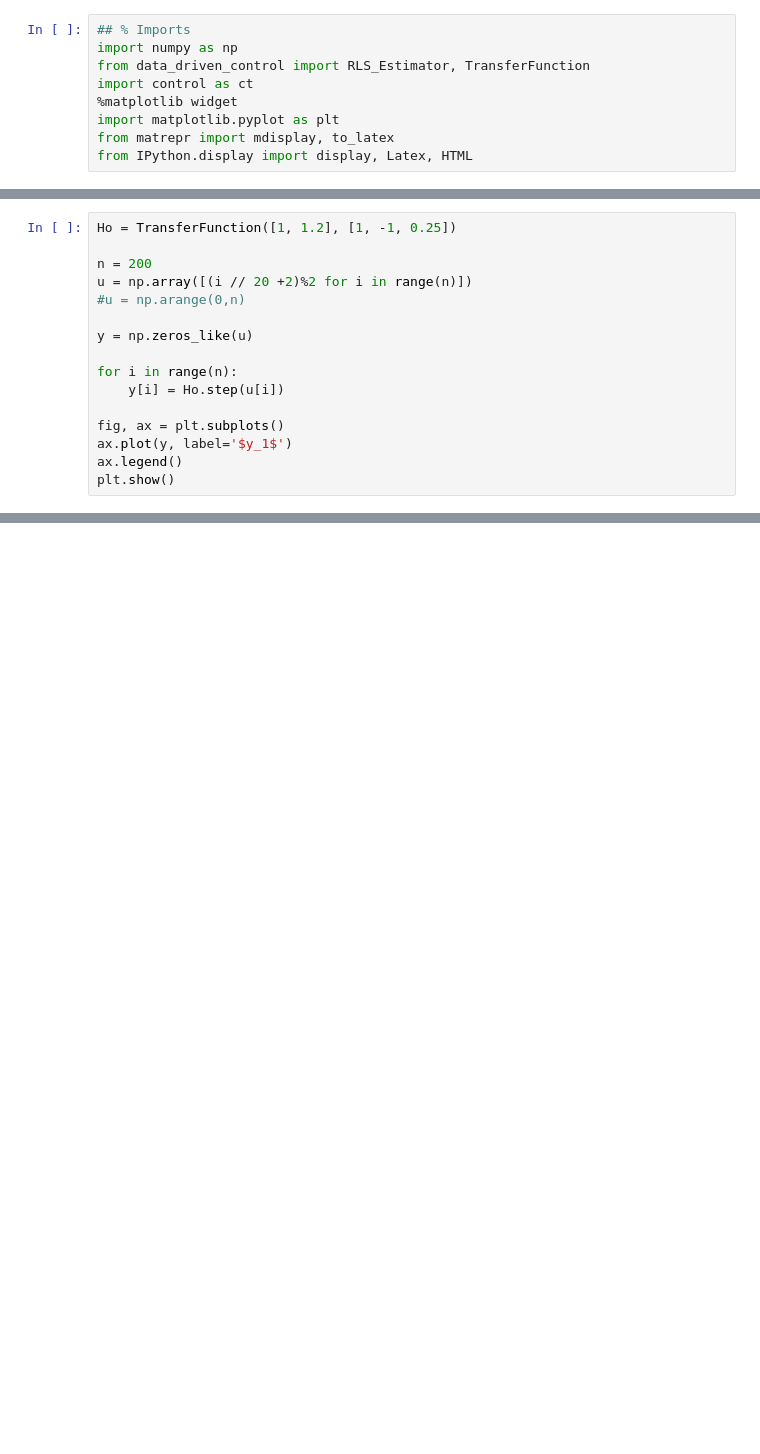
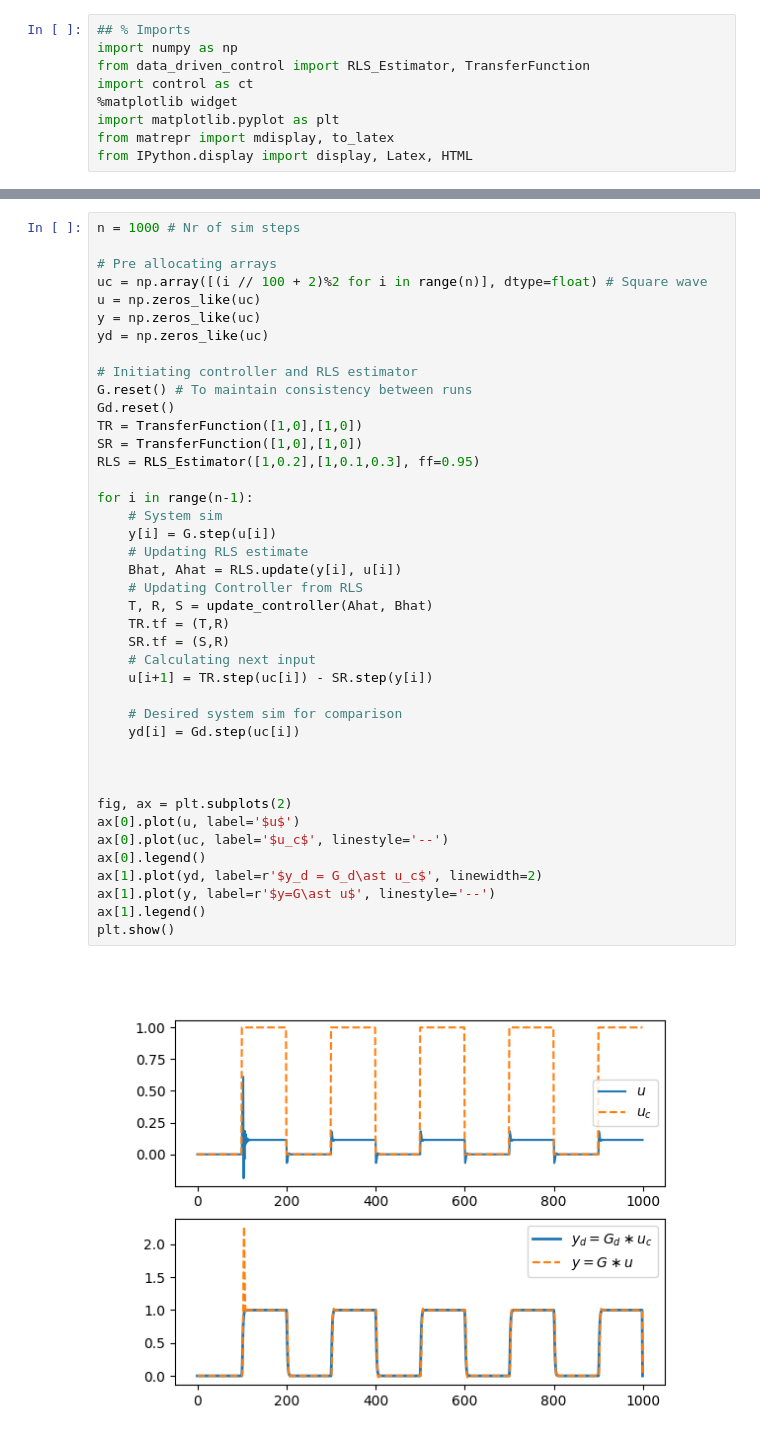
Before and after one commit to villekjellqvist/Data-Driven-Control, a Jupyter notebook: Self-Tuning.ipynb, the cells around one changed output, grey strips where cells are left out. Drawn from its saved outputs; the diff is of its cells as text; blank space fills up the shorter version.

```diff
--- a/Self-Tuning.ipynb
+++ b/Self-Tuning.ipynb
@@ -27,16 +11,0 @@ $G_c(z) =$ $\frac{0.2642 z + 0.1353}{z^2 - 0.7358 z + 0.1353}$
-# %%
-Ho = TransferFunction([1, 1.2], [1, -1, 0.25])
-
-n = 200
-u = np.array([(i // 20 +2)%2 for i in range(n)])
-#u = np.arange(0,n)
-
-y = np.zeros_like(u)
-
-for i in range(n):
-    y[i] = Ho.step(u[i])
-
-fig, ax = plt.subplots()
-ax.plot(y, label='$y_1$')
-ax.legend()
-plt.show()
@@ -44,0 +74,43 @@ plt.show()
+# %%
+n = 1000 # Nr of sim steps
+
+# Pre allocating arrays
+uc = np.array([(i // 100 + 2)%2 for i in range(n)], dtype=float) # Square wave
+u = np.zeros_like(uc)
+y = np.zeros_like(uc)
+yd = np.zeros_like(uc)
+
+# Initiating controller and RLS estimator
+G.reset() # To maintain consistency between runs
+Gd.reset()
+TR = TransferFunction([1,0],[1,0])
+SR = TransferFunction([1,0],[1,0])
+RLS = RLS_Estimator([1,0.2],[1,0.1,0.3], ff=0.95)
+
+for i in range(n-1):
+    # System sim
+    y[i] = G.step(u[i])
+    # Updating RLS estimate
+    Bhat, Ahat = RLS.update(y[i], u[i])
+    # Updating Controller from RLS
+    T, R, S = update_controller(Ahat, Bhat)
+    TR.tf = (T,R)
+    SR.tf = (S,R)
+    # Calculating next input
+    u[i+1] = TR.step(uc[i]) - SR.step(y[i])
+
+    # Desired system sim for comparison
+    yd[i] = Gd.step(uc[i])
+
+
+
+fig, ax = plt.subplots(2)
+ax[0].plot(u, label='$u$')
+ax[0].plot(uc, label='$u_c$', linestyle='--')
+ax[0].legend()
+ax[1].plot(yd, label=r'$y_d = G_d\ast u_c$', linewidth=2)
+ax[1].plot(y, label=r'$y=G\ast u$', linestyle='--')
+ax[1].legend()
+plt.show()
+# %% [output]
+[figure, added]
```
Also changed, not shown: parts of 5 cells of this notebook, 2 other files.
